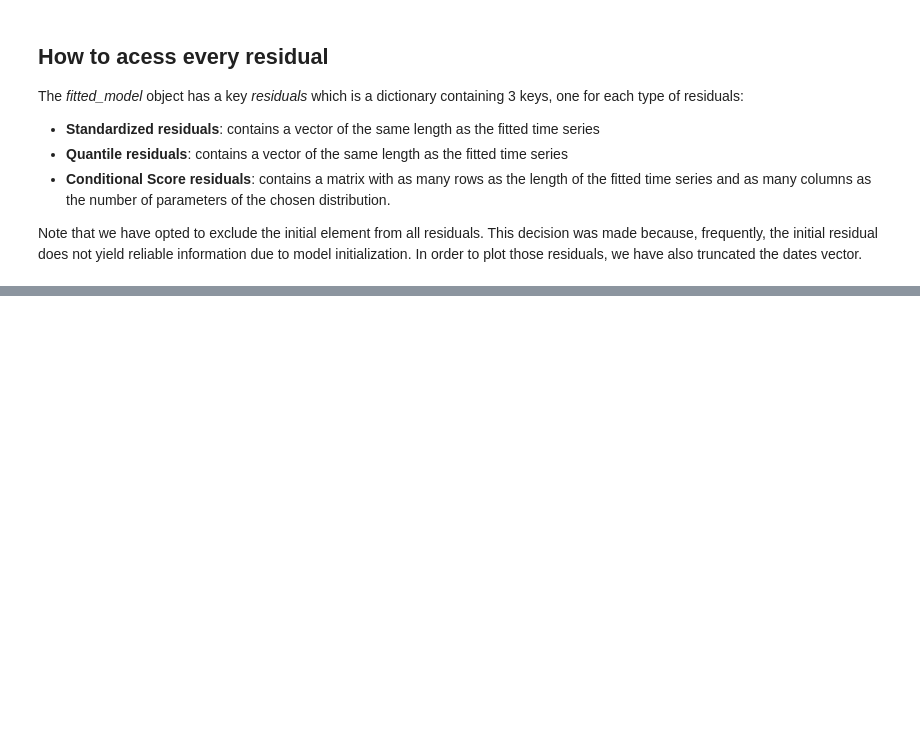
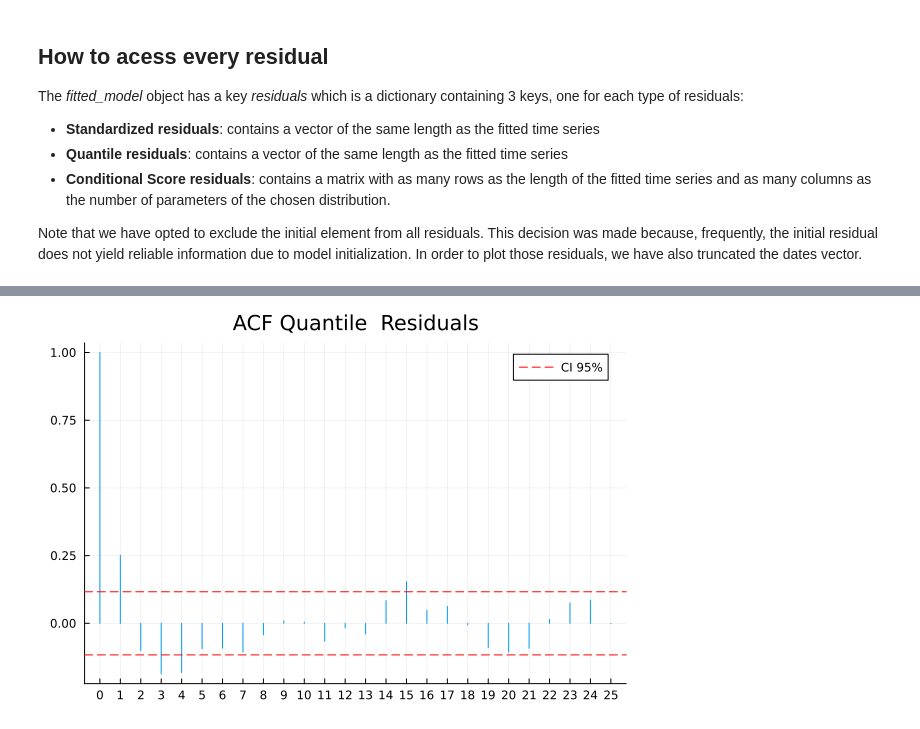
Before and after one commit to LAMPSPUC/UnobservedComponentsGAS, a Jupyter notebook: examples/4_residuals_diagnostic_example.ipynb, the cells around one changed output, grey strips where cells are left out. Drawn from its saved outputs; the diff is of its cells as text; code cells hidden in the pictures; blank space fills up the shorter version.

```diff
--- a/examples/4_residuals_diagnostic_example.ipynb
+++ b/examples/4_residuals_diagnostic_example.ipynb
@@ -219,0 +145,4 @@ plot(acf_plot_param_1, acf_plot_param_2, layout = (2,1), size=(800,600),
+# %%
+UnobservedComponentsGAS.plot_acf_residuals(fitted_model; type = "q", lags = 25, squared = false)
+# %% [output]
+[figure, added]
```
Also changed, not shown: parts of 46 cells of this notebook, 2 other files.
